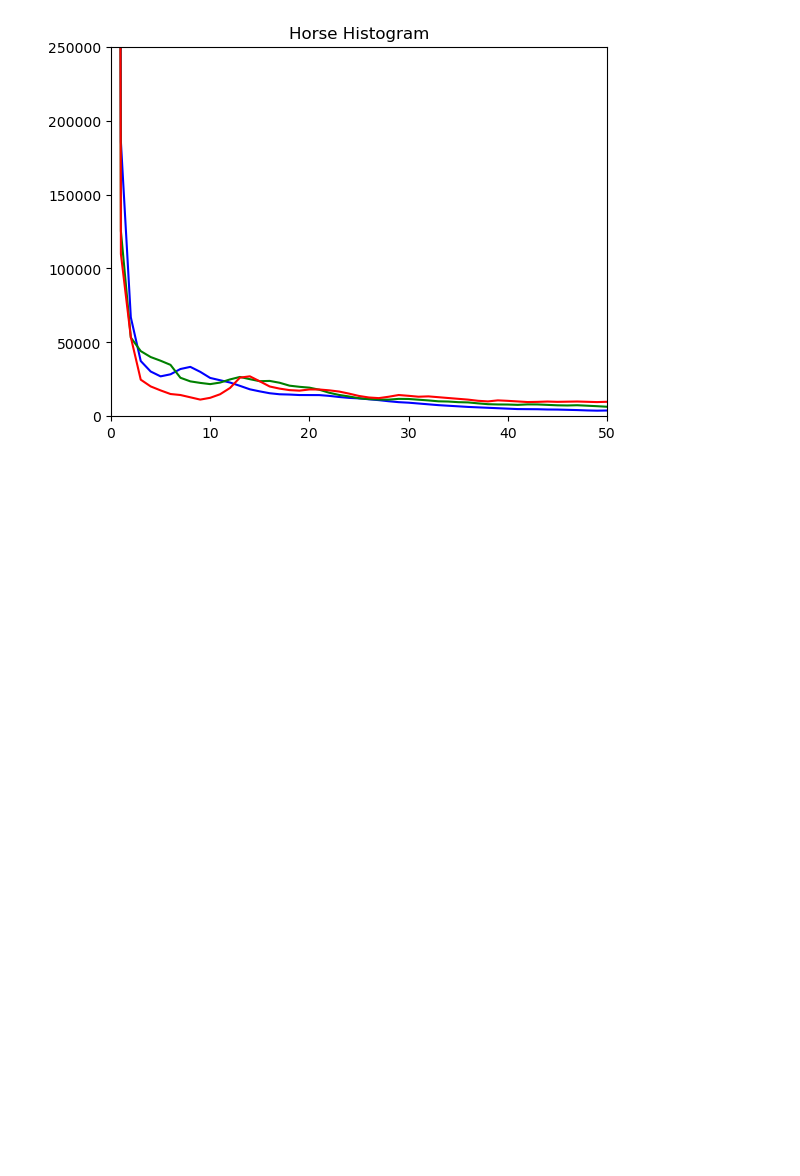
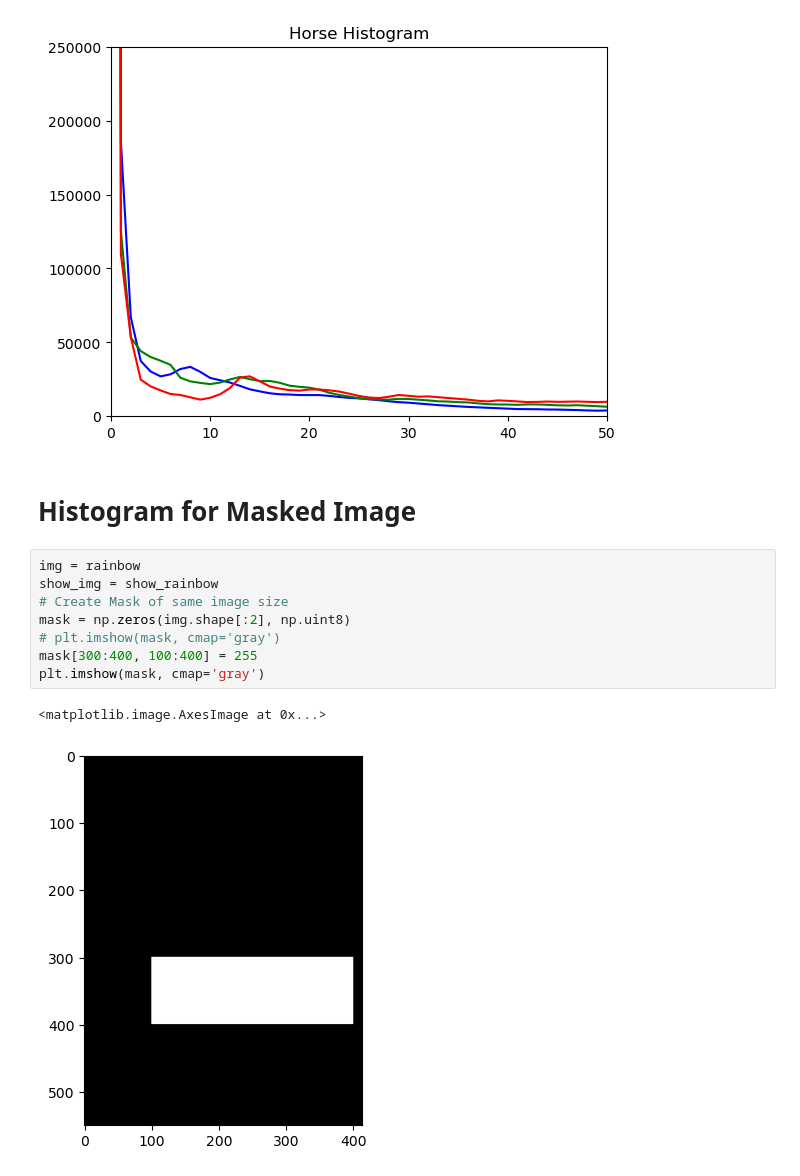
Before and after one commit to kpirabaharan/Image-Processing, a Jupyter notebook: Image-Processing/histograms.ipynb, the cells around one changed output. Drawn from its saved outputs; the diff is of its cells as text; blank space fills up the shorter version.

Commit message:
Section 4: Histogram of Masked Images
To get histogram information for ROI

Signed-off-by: Keeshigan Pirabaharan <kpirabaharan3@gmail.com>

```diff
--- a/Image-Processing/histograms.ipynb
+++ b/Image-Processing/histograms.ipynb
@@ -70,3 +70,16 @@ plt.title('Horse Histogram')
 # %% [output]
 Text(0.5, 1.0, 'Horse Histogram')
 [figure]
+# %% [markdown]
+# Histogram for Masked Image
+# %%
+img = rainbow
+show_img = show_rainbow
+# Create Mask of same image size
+mask = np.zeros(img.shape[:2], np.uint8)
+# plt.imshow(mask, cmap='gray')
+mask[300:400, 100:400] = 255
+plt.imshow(mask, cmap='gray')
+# %% [output]
+<matplotlib.image.AxesImage at 0x...>
+[figure, added]
```
Also changed, not shown: parts of 6 cells of this notebook.
